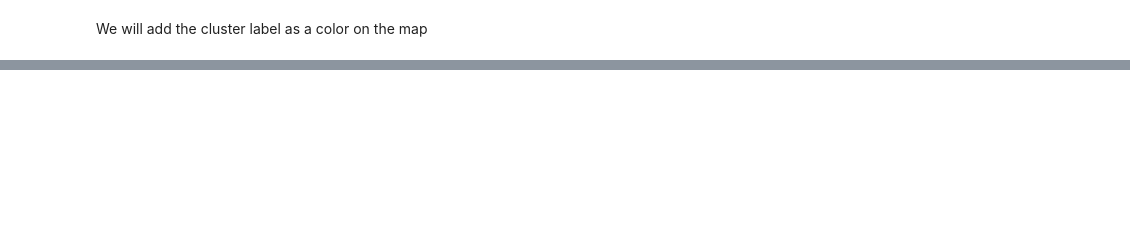
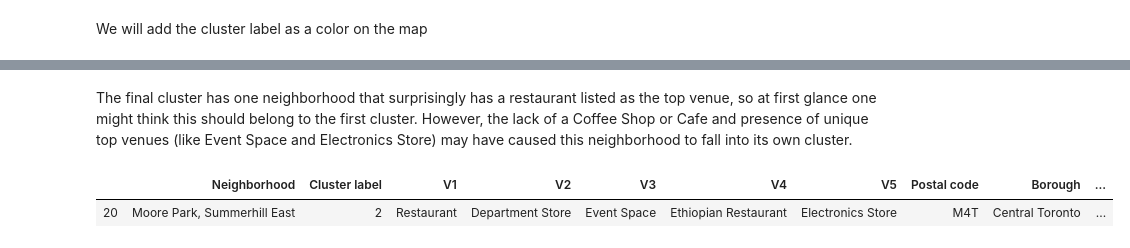
Before and after one commit to physinet/Coursera-IBM-Data-Science, a Jupyter notebook: Toronto Neighborhoods.ipynb, the cells around one changed output, grey strips where cells are left out. Drawn from its saved outputs; the diff is of its cells as text; code cells hidden in the pictures; blank space fills up the shorter version.

```diff
--- a/Toronto Neighborhoods.ipynb
+++ b/Toronto Neighborhoods.ipynb
@@ -318,0 +352,7 @@ map_clusters
+# %% [markdown]
+The final cluster has one neighborhood that surprisingly has a restaurant listed as the top venue, so at first glance one might think this should belong to the first cluster. However, the lack of a Coffee Shop or Cafe and presence of unique top venues (like Event Space and Electronics Store) may have caused this neighborhood to fall into its own cluster.
+# %%
+v_topN[v_topN['Cluster label']==2]
+# %% [output]
+|  | Neighborhood | Cluster label | V1 | V2 | V3 | V4 | V5 | Postal code | Borough | ... |
+| 20 | Moore Park, Summerhill East | 2 | Restaurant | Department Store | Event Space | Ethiopian Restaurant | Electronics Store | M4T | Central Toronto | ... |
```
Also changed, not shown: parts of 6 cells of this notebook.
